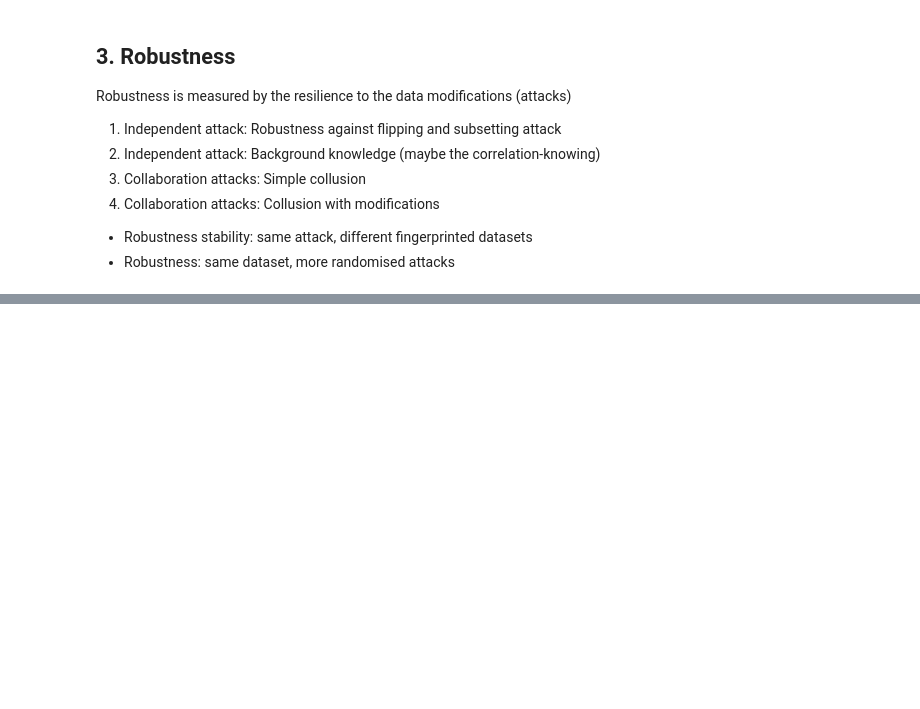
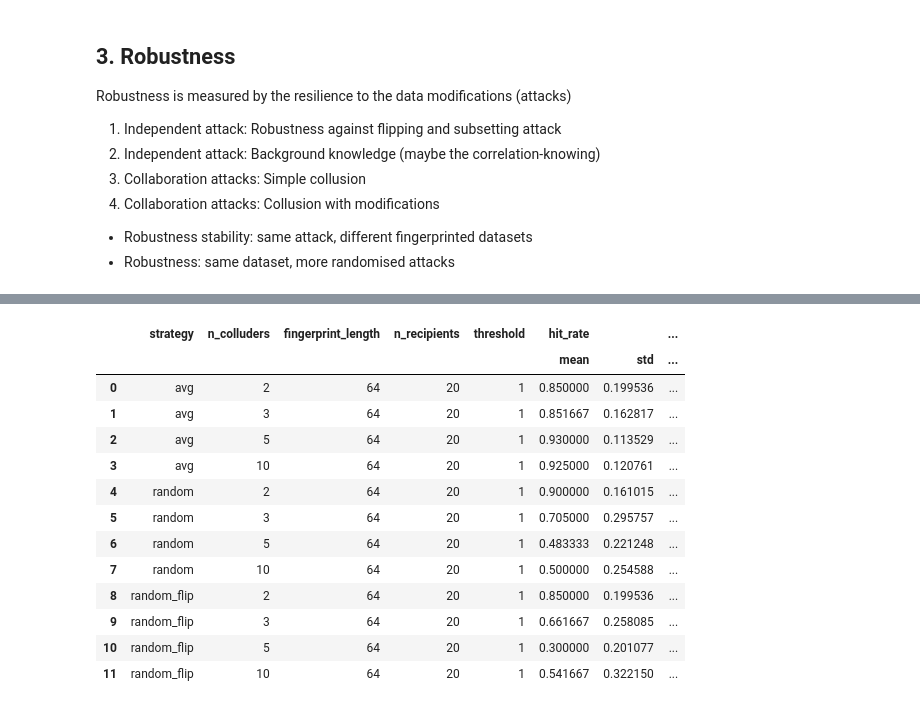
Before and after one commit to tanjascats/NCorr-FP, a Jupyter notebook: NCorrFP_scheme/analysis/NCorr-FP-analysis.ipynb, the cells around one changed output, grey strips where cells are left out. Cells and saved outputs as stored; diff of their text form; code cells hidden in the pictures; blank space fills up the shorter version.

```diff
--- a/NCorrFP_scheme/analysis/NCorr-FP-analysis.ipynb
+++ b/NCorrFP_scheme/analysis/NCorr-FP-analysis.ipynb
@@ -736,0 +507,22 @@ Data utility can be measured by the classification accuracy.
+# %%
+collusion_results = pd.read_csv('robustness-collusion_covertype-sample.csv')
+# %%
+# Calculate the mean and std of hit_abs, false_accusation_rate, and recall
+collusion_stats = collusion_results.groupby(['strategy', 'n_colluders', 'fingerprint_length', 'n_recipients', 'threshold'])[['hit_rate', 'false_accusation_rate', 'recall', 'total_accusations']].agg(['mean', 'std']).reset_index()
+# %%
+collusion_stats
+# %% [output]
+|  | strategy | n_colluders | fingerprint_length | n_recipients | threshold | hit_rate |  | ... |
+|  |  |  |  |  |  | mean | std | ... |
+| 0 | avg | 2 | 64 | 20 | 1 | 0.850000 | 0.199536 | ... |
+| 1 | avg | 3 | 64 | 20 | 1 | 0.851667 | 0.162817 | ... |
+| 2 | avg | 5 | 64 | 20 | 1 | 0.930000 | 0.113529 | ... |
+| 3 | avg | 10 | 64 | 20 | 1 | 0.925000 | 0.120761 | ... |
+| 4 | random | 2 | 64 | 20 | 1 | 0.900000 | 0.161015 | ... |
+| 5 | random | 3 | 64 | 20 | 1 | 0.705000 | 0.295757 | ... |
+| 6 | random | 5 | 64 | 20 | 1 | 0.483333 | 0.221248 | ... |
+| 7 | random | 10 | 64 | 20 | 1 | 0.500000 | 0.254588 | ... |
+| 8 | random_flip | 2 | 64 | 20 | 1 | 0.850000 | 0.199536 | ... |
+| 9 | random_flip | 3 | 64 | 20 | 1 | 0.661667 | 0.258085 | ... |
+| 10 | random_flip | 5 | 64 | 20 | 1 | 0.300000 | 0.201077 | ... |
+| 11 | random_flip | 10 | 64 | 20 | 1 | 0.541667 | 0.322150 | ... |
```
Also changed, not shown: parts of 48 cells of this notebook, 25 other files.
